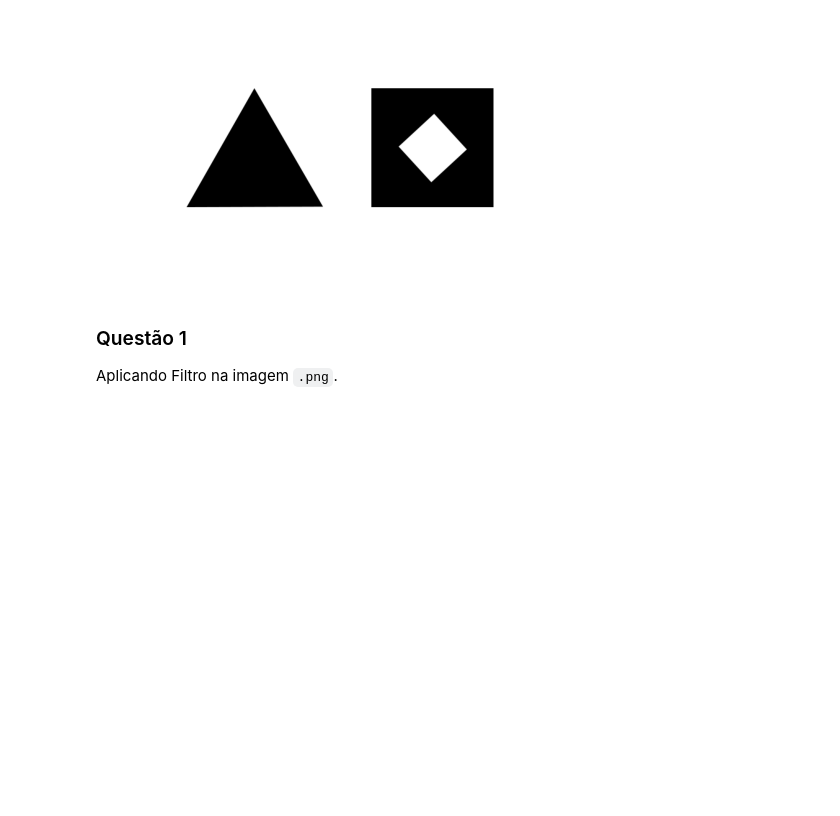
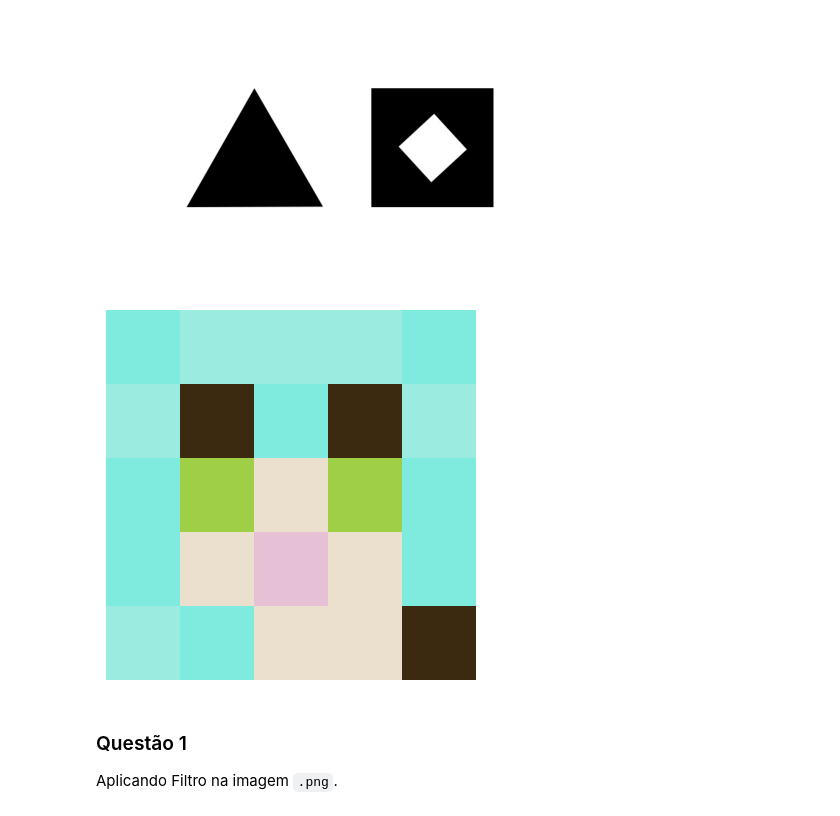
Before and after one commit to BarrosLucas/PracticeHomework, a Jupyter notebook: pdi.ipynb, the cells around one changed output. Saved outputs shown, nothing was run; the diff lists cells and outputs as text; code cells hidden in the pictures; blank space fills up the shorter version.

```diff
--- a/pdi.ipynb
+++ b/pdi.ipynb
@@ -348,6 +348,11 @@ imgPng = load_image('Shapes.png')
 display_image(imgPng)
 # %% [output]
 [figure]
+# %%
+imgPng3 = load_image('cat5X5.png')
+display_image(imgPng3)
+# %% [output]
+[figure, added]
 # %% [markdown]
 ### Questão 1
 
```
Also changed, not shown: parts of 11 cells of this notebook, 10 other files.
